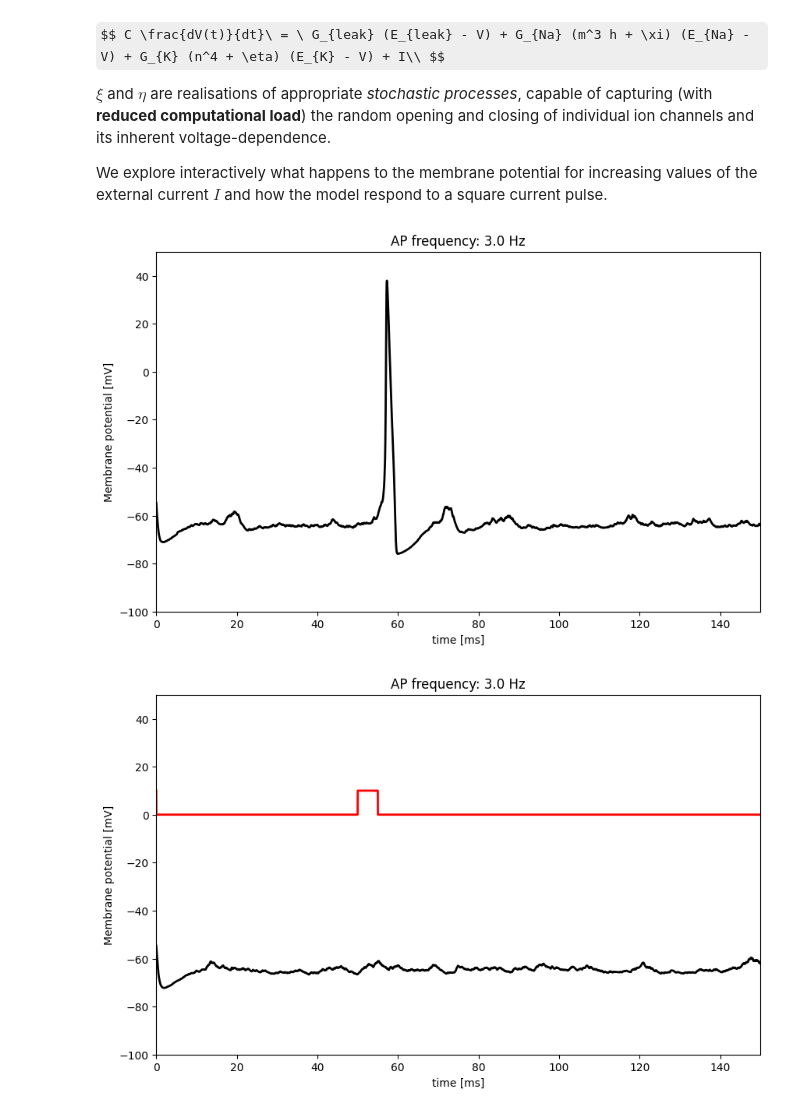
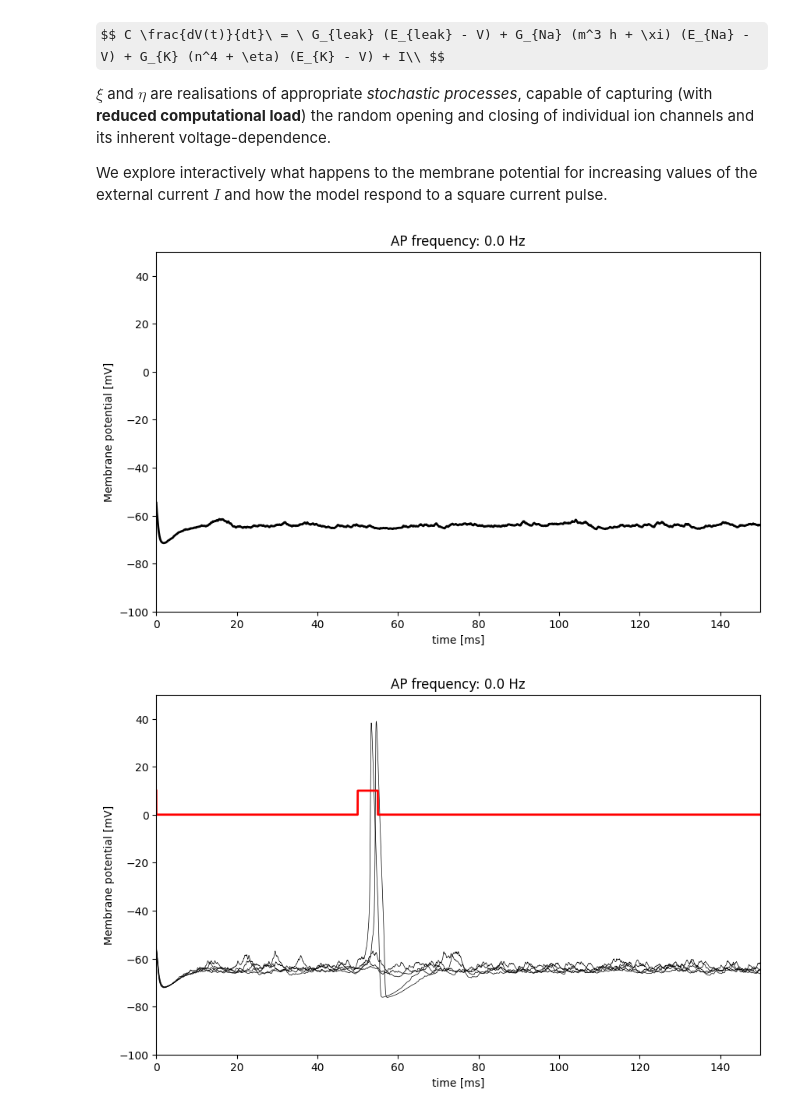
Before and after one commit to mgiugliano/ePhysSignals, a Jupyter notebook: notebooks/Stochastic_HH.ipynb, the cells around one changed output. Drawn from its saved outputs; the diff is of its cells as text; code cells hidden in the pictures; some formulas as TeX source.

```diff
--- a/notebooks/Stochastic_HH.ipynb
+++ b/notebooks/Stochastic_HH.ipynb
@@ -172,12 +172,16 @@ def HH(I):
   return W, freq
 # %%
 # @title After running this cell manually, it will auto-run if you change the selected value. { run: "auto" }
+
+T      = 150.    # Maximal lifetime of the simulation [ms]
+time = np.linspace(0, T, int(T/Δt))  # Array containg the "time" axis [ms]
+N    = len(time)                     # Length of "time", i.e. how many discrete time steps
 
 noiseON = True # @param {type:"boolean"}
 
 I = 0.014 #@param {type:"slider", min:-0.2, max:2, step:0.0005}
-Nna    = 3910 # @param {type:"slider", min:10, max:100000, step:100}
-Nk     = 4410 # @param {type:"slider", min:10, max:100000, step:100}
+Nna    = 6710 # @param {type:"slider", min:10, max:100000, step:100}
+Nk     = 7010 # @param {type:"slider", min:10, max:100000, step:100}
 
 # Let's initialize with an array full of "1"
 Istim = I * np.ones(N)
@@ -196,34 +200,52 @@ plt.ylabel("Membrane potential [mV]")
 plt.title(mystr)
 plt.show()
 # %% [output]
-[figure, old version]
+[figure, new version]
 # %%
  # @title After running this cell manually, it will auto-run if you change the selected value. { run: "auto" }
+
+T      = 150.    # Maximal lifetime of the simulation [ms]
+time = np.linspace(0, T, int(T/Δt))  # Array containg the "time" axis [ms]
+N    = len(time)                     # Length of "time", i.e. how many discrete time steps
 
 noiseON = True # @param {type:"boolean"}
 
 I = 0.0185 #@param {type:"slider", min:-0, max:0.03, step:0.0005}
-Nna    = 4000 # @param {type:"slider", min:10, max:100000, step:100}
-Nk     = 4000 # @param {type:"slider", min:10, max:100000, step:100}
+Nna    = 1810 # @param {type:"slider", min:10, max:100000, step:100}
+Nk     = 2110 # @param {type:"slider", min:10, max:100000, step:100}
 
 # Let's initialize with an array full of "1"
 Istim2 = I * np.ones(N)
 Istim2[1:5000] = 0.
 Istim2[5500:] = 0.
 
-W2, freq2 = HH(Istim2)
+# Perform the simulation 5 times, and at the end plot individual traces in light gray
+plt.figure(figsize=(10,6))
+for i in range(5):
+  w, f = HH(Istim2)
+  plt.plot(time, w, color = 'black', linewidth = 0.5)
 
-mystr = f"AP frequency: {freq} Hz"
-
-# Plotting instructions ------------------------------------------------------
-plt.figure(figsize=(10,6))
-plt.plot(time, W2, color = 'black', linewidth = 2)
 plt.plot(time, 10*Istim2/I, color = 'red', linewidth = 2)
 plt.xlim((0, 150))
 plt.ylim((-100,50))
 plt.xlabel("time [ms]")
 plt.ylabel("Membrane potential [mV]")
 plt.title(mystr)
 plt.show()
+
+#W2, freq2 = HH(Istim2)
+
+#mystr = f"AP frequency: {freq} Hz"
+
+# Plotting instructions ------------------------------------------------------
+#plt.figure(figsize=(10,6))
+#plt.plot(time, W2, color = 'black', linewidth = 2)
+#plt.plot(time, 10*Istim2/I, color = 'red', linewidth = 2)
+#plt.xlim((0, 150))
+#plt.ylim((-100,50))
+#plt.xlabel("time [ms]")
+#plt.ylabel("Membrane potential [mV]")
+#plt.title(mystr)
+#plt.show()
 # %% [output]
-[figure, old version]
+[figure, new version]
```
